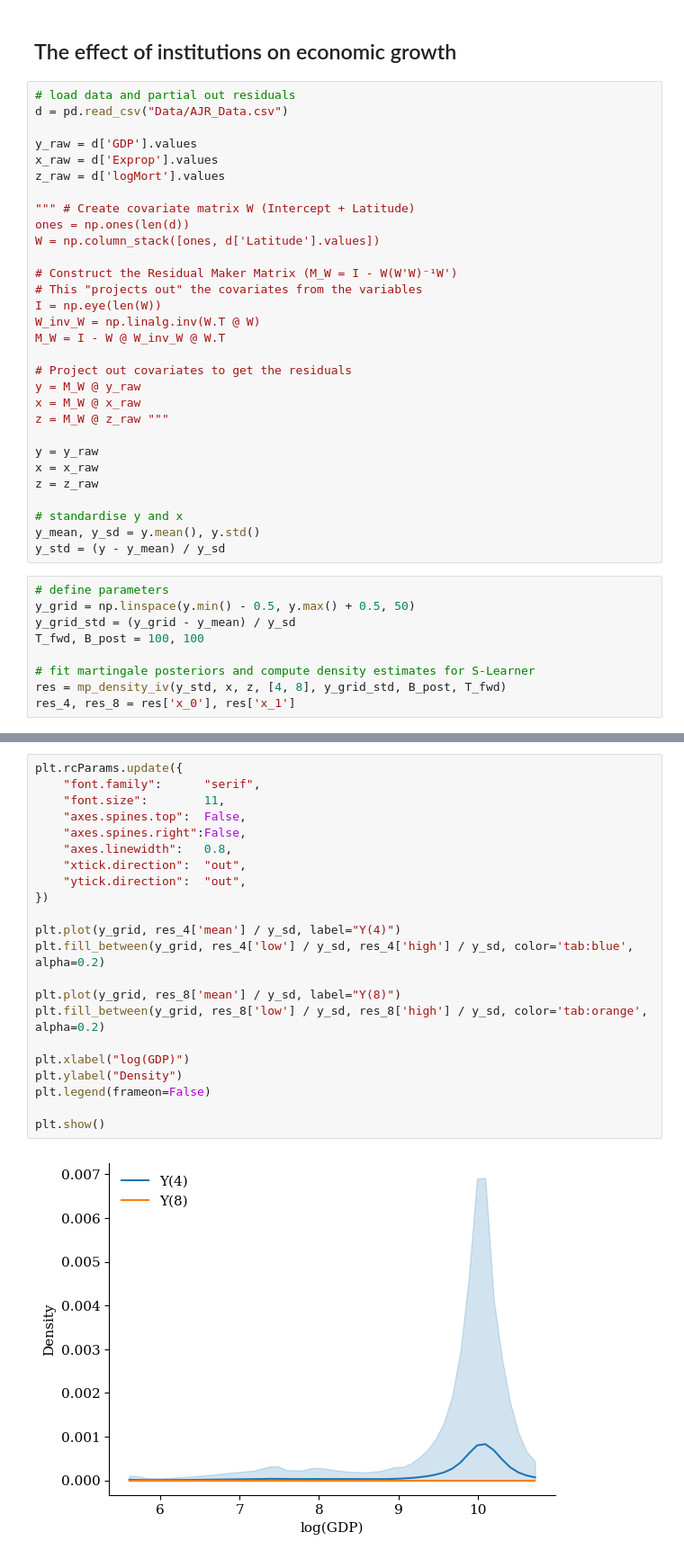
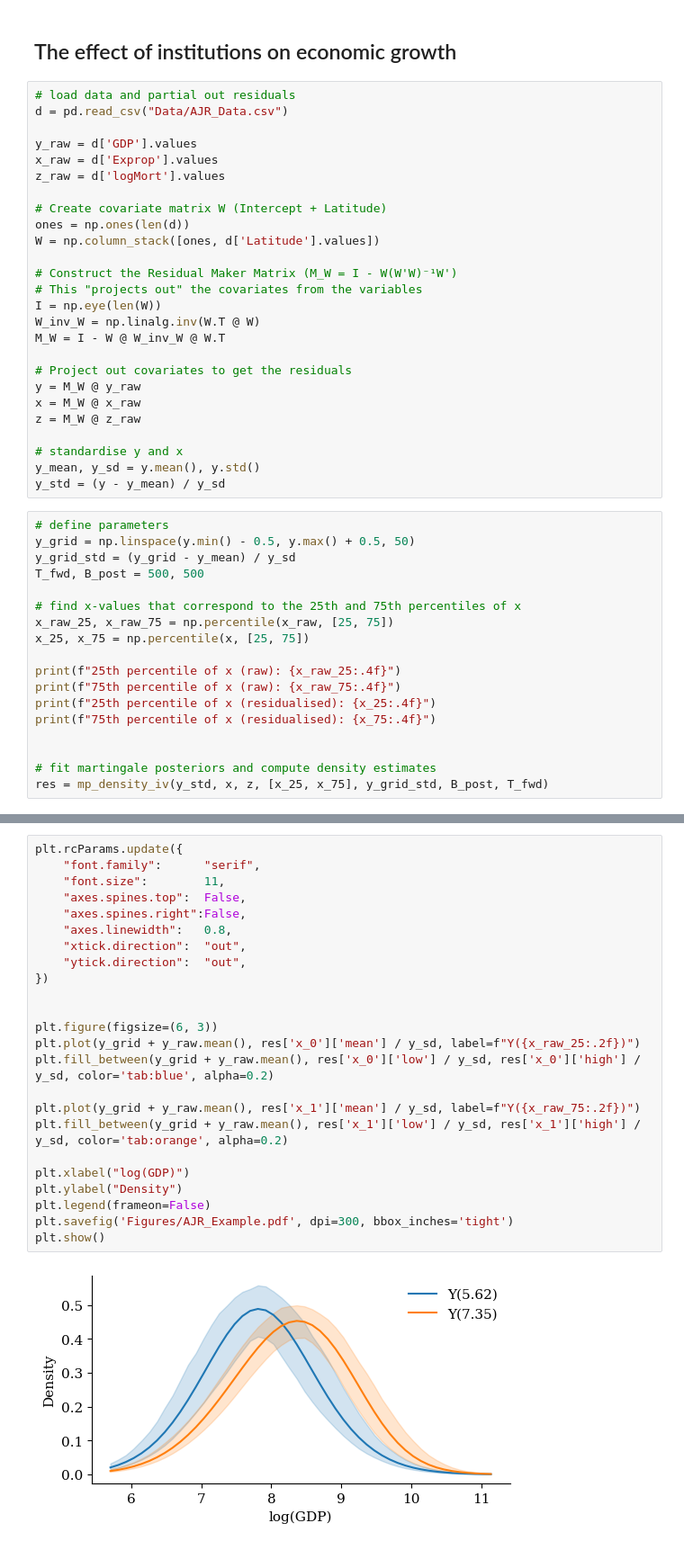
Before and after one commit to gregorsteiner/CausalMP, a Jupyter notebook: Real_Examples.ipynb, the cells around one changed output, grey strips where cells are left out. Shown at 90% size. Saved outputs shown, nothing was run; the diff lists cells and outputs as text.

Commit message:
Made AJR example work

```diff
--- a/Real_Examples.ipynb
+++ b/Real_Examples.ipynb
@@ -199,7 +199,7 @@ y_raw = d['GDP'].values
 x_raw = d['Exprop'].values
 z_raw = d['logMort'].values
 
-""" # Create covariate matrix W (Intercept + Latitude)
+# Create covariate matrix W (Intercept + Latitude)
 ones = np.ones(len(d))
 W = np.column_stack([ones, d['Latitude'].values])
 
@@ -212,11 +212,7 @@ M_W = I - W @ W_inv_W @ W.T
 # Project out covariates to get the residuals
 y = M_W @ y_raw
 x = M_W @ x_raw
-z = M_W @ z_raw """
-
-y = y_raw
-x = x_raw
-z = z_raw
+z = M_W @ z_raw
 
 # standardise y and x
 y_mean, y_sd = y.mean(), y.std()
@@ -225,9 +221,18 @@ y_std = (y - y_mean) / y_sd
 # define parameters
 y_grid = np.linspace(y.min() - 0.5, y.max() + 0.5, 50)
 y_grid_std = (y_grid - y_mean) / y_sd
-T_fwd, B_post = 100, 100
+T_fwd, B_post = 500, 500
 
-# fit martingale posteriors and compute density estimates for S-Learner
-res = mp_density_iv(y_std, x, z, [4, 8], y_grid_std, B_post, T_fwd)
-res_4, res_8 = res['x_0'], res['x_1']
+# find x-values that correspond to the 25th and 75th percentiles of x
+x_raw_25, x_raw_75 = np.percentile(x_raw, [25, 75])
+x_25, x_75 = np.percentile(x, [25, 75])
+
+print(f"25th percentile of x (raw): {x_raw_25:.4f}")
+print(f"75th percentile of x (raw): {x_raw_75:.4f}")
+print(f"25th percentile of x (residualised): {x_25:.4f}")
+print(f"75th percentile of x (residualised): {x_75:.4f}")
+
+
+# fit martingale posteriors and compute density estimates
+res = mp_density_iv(y_std, x, z, [x_25, x_75], y_grid_std, B_post, T_fwd)
 # %% [output]
@@ -254,24 +256,26 @@ Predictive resampling time: 1.635s
 # %%
 plt.rcParams.update({
     "font.family":      "serif",
     "font.size":        11,
     "axes.spines.top":  False,
     "axes.spines.right":False,
     "axes.linewidth":   0.8,
     "xtick.direction":  "out",
     "ytick.direction":  "out",
 })
 
-plt.plot(y_grid, res_4['mean'] / y_sd, label="Y(4)")
-plt.fill_between(y_grid, res_4['low'] / y_sd, res_4['high'] / y_sd, color='tab:blue', alpha=0.2)
 
-plt.plot(y_grid, res_8['mean'] / y_sd, label="Y(8)")
-plt.fill_between(y_grid, res_8['low'] / y_sd, res_8['high'] / y_sd, color='tab:orange', alpha=0.2)
+plt.figure(figsize=(6, 3))
+plt.plot(y_grid + y_raw.mean(), res['x_0']['mean'] / y_sd, label=f"Y({x_raw_25:.2f})")
+plt.fill_between(y_grid + y_raw.mean(), res['x_0']['low'] / y_sd, res['x_0']['high'] / y_sd, color='tab:blue', alpha=0.2)
+
+plt.plot(y_grid + y_raw.mean(), res['x_1']['mean'] / y_sd, label=f"Y({x_raw_75:.2f})")
+plt.fill_between(y_grid + y_raw.mean(), res['x_1']['low'] / y_sd, res['x_1']['high'] / y_sd, color='tab:orange', alpha=0.2)
 
 plt.xlabel("log(GDP)")
 plt.ylabel("Density")
 plt.legend(frameon=False)
-
+plt.savefig('Figures/AJR_Example.pdf', dpi=300, bbox_inches='tight')
 plt.show()
 # %% [output]
-[figure, old version]
+[figure, new version]
```
Also changed, not shown: parts of 2 cells of this notebook, 1 other file.
